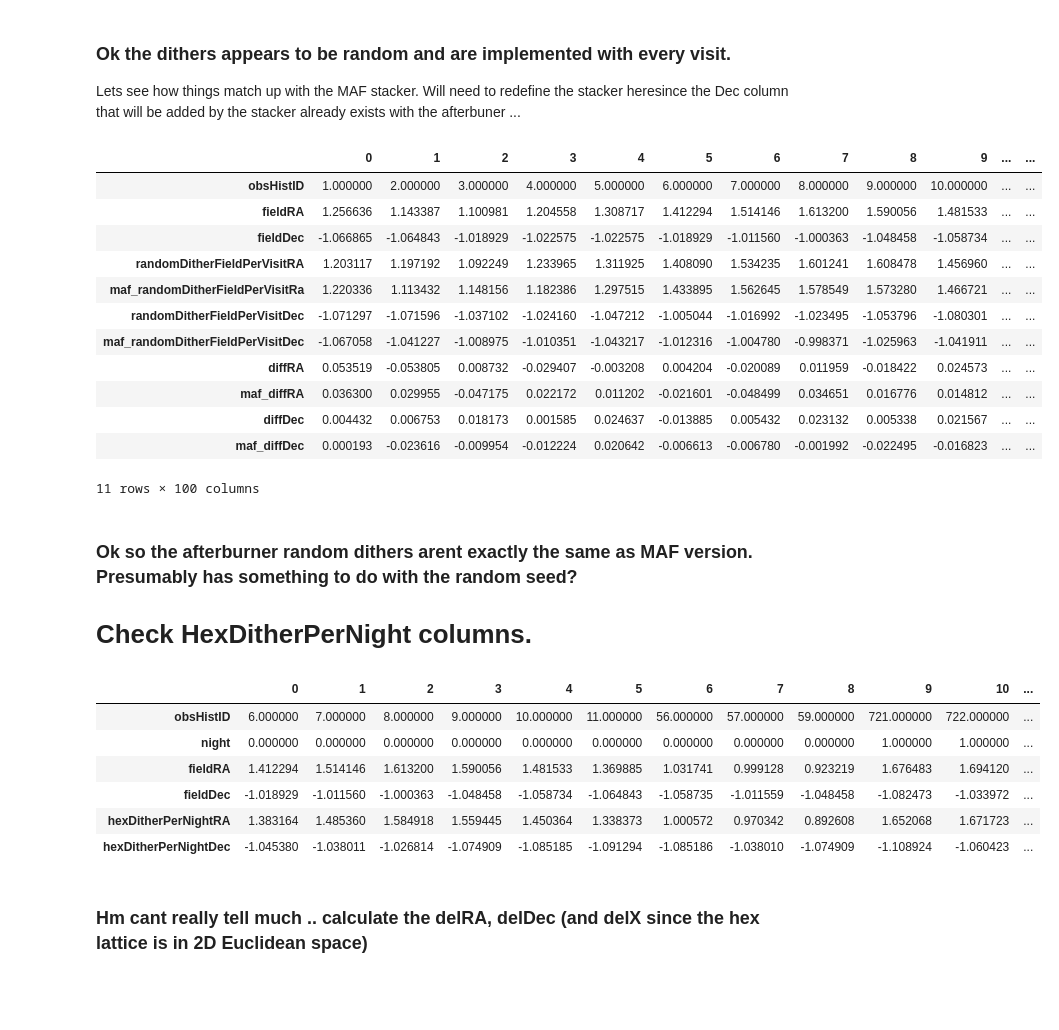
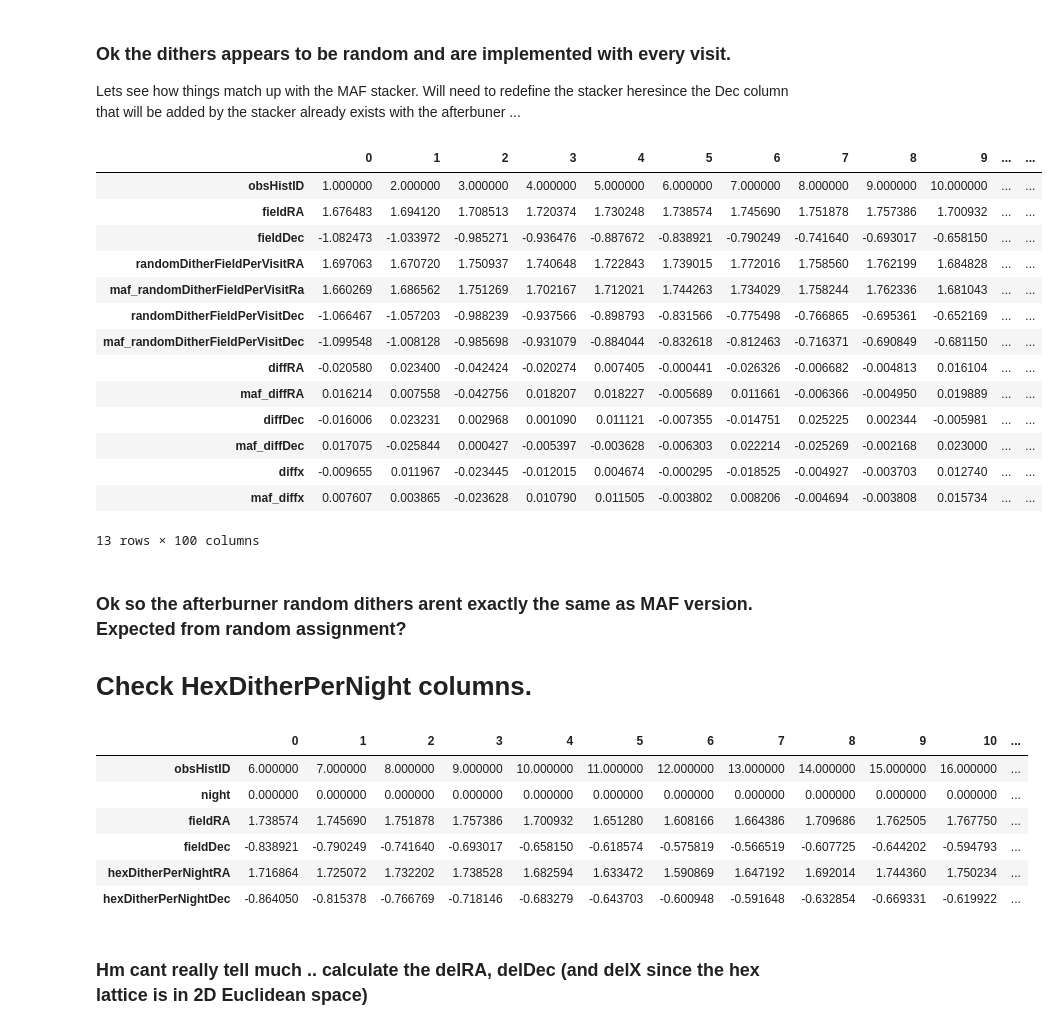
Before and after one commit to humnaawan/MAF-Related-Notebooks, a Jupyter notebook: Afterburner Extension -- Check Sqlite Database.ipynb, the cells around one changed output. Cells and saved outputs as stored; diff of their text form; code cells hidden in the pictures; blank space fills up the shorter version.

Commit message:
Updated the notebook to run with lucy_1000_sqlite.db, output from the debugged code. Added random seed and dithX for randomFieldPerVisit.

```diff
--- a/Afterburner Extension -- Check Sqlite Database.ipynb
+++ b/Afterburner Extension -- Check Sqlite Database.ipynb
@@ -10,7 +10,7 @@ Read in the data from Lynne that ran the afterburner on an OpSim output (not min
 import lsst.sims.maf.db as db
 import lsst.sims.maf.utils as mafUtils
 
-dbfile = '/Volumes/Transcend/astro_lsst_01_1000_sqlite.db'
+dbfile = '/Volumes/Transcend/lucy_1000_sqlite.db'
 opsdb = db.OpsimDatabase(dbfile)
 propIds, propTags = opsdb.fetchPropInfo()
 wfdWhere = mafUtils.createSQLWhere('WFD', propTags)
@@ -42,10 +51,15 @@ for colType in checkList:
     simList.append(simdata[colType][indMin:indMax])
 diffRA= simdata['fieldRA']-simdata['randomDitherFieldPerVisitRA']
 diffDec= simdata['fieldDec']-simdata['randomDitherFieldPerVisitDec']
+
+diffx= diffRA*np.cos(simdata['fieldDec'])
+
 simList.append(diffRA[indMin:indMax])
 simList.append(diffDec[indMin:indMax])
+simList.append(diffx[indMin:indMax])
 checkList.append('diffRA')
 checkList.append('diffDec')
+checkList.append('diffx')
 
 pd.DataFrame(simList, checkList)
 # %% [output]
@@ -64,7 +79,7 @@ pd.DataFrame(simList, checkList)
 Check another chunk of the data:
 # %%
 checkList= ['obsHistID', 'fieldRA', 'fieldDec', 'randomDitherFieldPerVisitRA', 'randomDitherFieldPerVisitDec']
-indMin, indMax= 5670,5690
+indMin, indMax= 170,190
 
 simList= []
 for colType in checkList:
@@ -72,8 +87,10 @@ for colType in checkList:
 
 simList.append(diffRA[indMin:indMax])
 simList.append(diffDec[indMin:indMax])
+simList.append(diffx[indMin:indMax])
 checkList.append('diffRA')
 checkList.append('diffDec')
+checkList.append('diffx')
 
 pd.DataFrame(simList, checkList)
 # %% [output]
@@ -177,49 +195,60 @@ class randomFPVStacker(BaseStacker):
             wrapRADec(simData['maf_randomDitherFieldPerVisitRa'], simData['maf_randomDitherFieldPerVisitDec'])
         return simData
 # %%
-s= randomFPVStacker()
+s= randomFPVStacker(randomSeed=42)
 simdata = s.run(simdata)
 # %%
 checkList= ['obsHistID', 'fieldRA', 'fieldDec', 'randomDitherFieldPerVisitRA',  'maf_randomDitherFieldPerVisitRa',
             'randomDitherFieldPerVisitDec', 'maf_randomDitherFieldPerVisitDec']
 
 indMin, indMax= 0,100
 simList= []
 for colType in checkList:
     simList.append(simdata[colType][indMin:indMax])
 
 maf_diffRA= simdata['fieldRA']-simdata['maf_randomDitherFieldPerVisitRa']
 maf_diffDec= simdata['fieldDec']-simdata['maf_randomDitherFieldPerVisitDec']
+
+
+maf_diffx= maf_diffRA*np.cos(simdata['fieldDec'])
 
 simList.append(diffRA[indMin:indMax])
 checkList.append('diffRA')
 
 simList.append(maf_diffRA[indMin:indMax])
 checkList.append('maf_diffRA')
 
 simList.append(diffDec[indMin:indMax])
 checkList.append('diffDec')
 
 simList.append(maf_diffDec[indMin:indMax])
 checkList.append('maf_diffDec')
 
+simList.append(diffx[indMin:indMax])
+checkList.append('diffx')
+
+simList.append(maf_diffx[indMin:indMax])
+checkList.append('maf_diffx')
+
 pd.DataFrame(simList, checkList)
 # %% [output]
 |  | 0 | 1 | 2 | 3 | 4 | 5 | 6 | 7 | 8 | 9 | ... | ... |
 | obsHistID | 1.000000 | 2.000000 | 3.000000 | 4.000000 | 5.000000 | 6.000000 | 7.000000 | 8.000000 | 9.000000 | 10.000000 | ... | ... |
-| fieldRA | 1.256636 | 1.143387 | 1.100981 | 1.204558 | 1.308717 | 1.412294 | 1.514146 | 1.613200 | 1.590056 | 1.481533 | ... | ... |
-| fieldDec | -1.066865 | -1.064843 | -1.018929 | -1.022575 | -1.022575 | -1.018929 | -1.011560 | -1.000363 | -1.048458 | -1.058734 | ... | ... |
-| randomDitherFieldPerVisitRA | 1.203117 | 1.197192 | 1.092249 | 1.233965 | 1.311925 | 1.408090 | 1.534235 | 1.601241 | 1.608478 | 1.456960 | ... | ... |
-| maf_randomDitherFieldPerVisitRa | 1.220336 | 1.113432 | 1.148156 | 1.182386 | 1.297515 | 1.433895 | 1.562645 | 1.578549 | 1.573280 | 1.466721 | ... | ... |
-| randomDitherFieldPerVisitDec | -1.071297 | -1.071596 | -1.037102 | -1.024160 | -1.047212 | -1.005044 | -1.016992 | -1.023495 | -1.053796 | -1.080301 | ... | ... |
-| maf_randomDitherFieldPerVisitDec | -1.067058 | -1.041227 | -1.008975 | -1.010351 | -1.043217 | -1.012316 | -1.004780 | -0.998371 | -1.025963 | -1.041911 | ... | ... |
-| diffRA | 0.053519 | -0.053805 | 0.008732 | -0.029407 | -0.003208 | 0.004204 | -0.020089 | 0.011959 | -0.018422 | 0.024573 | ... | ... |
-| maf_diffRA | 0.036300 | 0.029955 | -0.047175 | 0.022172 | 0.011202 | -0.021601 | -0.048499 | 0.034651 | 0.016776 | 0.014812 | ... | ... |
-| diffDec | 0.004432 | 0.006753 | 0.018173 | 0.001585 | 0.024637 | -0.013885 | 0.005432 | 0.023132 | 0.005338 | 0.021567 | ... | ... |
-| maf_diffDec | 0.000193 | -0.023616 | -0.009954 | -0.012224 | 0.020642 | -0.006613 | -0.006780 | -0.001992 | -0.022495 | -0.016823 | ... | ... |
+| fieldRA | 1.676483 | 1.694120 | 1.708513 | 1.720374 | 1.730248 | 1.738574 | 1.745690 | 1.751878 | 1.757386 | 1.700932 | ... | ... |
+| fieldDec | -1.082473 | -1.033972 | -0.985271 | -0.936476 | -0.887672 | -0.838921 | -0.790249 | -0.741640 | -0.693017 | -0.658150 | ... | ... |
+| randomDitherFieldPerVisitRA | 1.697063 | 1.670720 | 1.750937 | 1.740648 | 1.722843 | 1.739015 | 1.772016 | 1.758560 | 1.762199 | 1.684828 | ... | ... |
+| maf_randomDitherFieldPerVisitRa | 1.660269 | 1.686562 | 1.751269 | 1.702167 | 1.712021 | 1.744263 | 1.734029 | 1.758244 | 1.762336 | 1.681043 | ... | ... |
+| randomDitherFieldPerVisitDec | -1.066467 | -1.057203 | -0.988239 | -0.937566 | -0.898793 | -0.831566 | -0.775498 | -0.766865 | -0.695361 | -0.652169 | ... | ... |
+| maf_randomDitherFieldPerVisitDec | -1.099548 | -1.008128 | -0.985698 | -0.931079 | -0.884044 | -0.832618 | -0.812463 | -0.716371 | -0.690849 | -0.681150 | ... | ... |
+| diffRA | -0.020580 | 0.023400 | -0.042424 | -0.020274 | 0.007405 | -0.000441 | -0.026326 | -0.006682 | -0.004813 | 0.016104 | ... | ... |
+| maf_diffRA | 0.016214 | 0.007558 | -0.042756 | 0.018207 | 0.018227 | -0.005689 | 0.011661 | -0.006366 | -0.004950 | 0.019889 | ... | ... |
+| diffDec | -0.016006 | 0.023231 | 0.002968 | 0.001090 | 0.011121 | -0.007355 | -0.014751 | 0.025225 | 0.002344 | -0.005981 | ... | ... |
+| maf_diffDec | 0.017075 | -0.025844 | 0.000427 | -0.005397 | -0.003628 | -0.006303 | 0.022214 | -0.025269 | -0.002168 | 0.023000 | ... | ... |
+| diffx | -0.009655 | 0.011967 | -0.023445 | -0.012015 | 0.004674 | -0.000295 | -0.018525 | -0.004927 | -0.003703 | 0.012740 | ... | ... |
+| maf_diffx | 0.007607 | 0.003865 | -0.023628 | 0.010790 | 0.011505 | -0.003802 | 0.008206 | -0.004694 | -0.003808 | 0.015734 | ... | ... |
-11 rows × 100 columns
+13 rows × 100 columns
 # %% [markdown]
-###  Ok so the afterburner random dithers arent exactly the same as MAF version. Presumably has something to do with the random seed?
+###  Ok so the afterburner random dithers arent exactly the same as MAF version. Expected from random assignment?
 
 
 # Check HexDitherPerNight columns.
@@ -233,12 +262,12 @@ for colType in checkList:
 pd.DataFrame(simList, checkList)
 # %% [output]
 |  | 0 | 1 | 2 | 3 | 4 | 5 | 6 | 7 | 8 | 9 | 10 | ... |
-| obsHistID | 6.000000 | 7.000000 | 8.000000 | 9.000000 | 10.000000 | 11.000000 | 56.000000 | 57.000000 | 59.000000 | 721.000000 | 722.000000 | ... |
-| night | 0.000000 | 0.000000 | 0.000000 | 0.000000 | 0.000000 | 0.000000 | 0.000000 | 0.000000 | 0.000000 | 1.000000 | 1.000000 | ... |
-| fieldRA | 1.412294 | 1.514146 | 1.613200 | 1.590056 | 1.481533 | 1.369885 | 1.031741 | 0.999128 | 0.923219 | 1.676483 | 1.694120 | ... |
-| fieldDec | -1.018929 | -1.011560 | -1.000363 | -1.048458 | -1.058734 | -1.064843 | -1.058735 | -1.011559 | -1.048458 | -1.082473 | -1.033972 | ... |
-| hexDitherPerNightRA | 1.383164 | 1.485360 | 1.584918 | 1.559445 | 1.450364 | 1.338373 | 1.000572 | 0.970342 | 0.892608 | 1.652068 | 1.671723 | ... |
-| hexDitherPerNightDec | -1.045380 | -1.038011 | -1.026814 | -1.074909 | -1.085185 | -1.091294 | -1.085186 | -1.038010 | -1.074909 | -1.108924 | -1.060423 | ... |
+| obsHistID | 6.000000 | 7.000000 | 8.000000 | 9.000000 | 10.000000 | 11.000000 | 12.000000 | 13.000000 | 14.000000 | 15.000000 | 16.000000 | ... |
+| night | 0.000000 | 0.000000 | 0.000000 | 0.000000 | 0.000000 | 0.000000 | 0.000000 | 0.000000 | 0.000000 | 0.000000 | 0.000000 | ... |
+| fieldRA | 1.738574 | 1.745690 | 1.751878 | 1.757386 | 1.700932 | 1.651280 | 1.608166 | 1.664386 | 1.709686 | 1.762505 | 1.767750 | ... |
+| fieldDec | -0.838921 | -0.790249 | -0.741640 | -0.693017 | -0.658150 | -0.618574 | -0.575819 | -0.566519 | -0.607725 | -0.644202 | -0.594793 | ... |
+| hexDitherPerNightRA | 1.716864 | 1.725072 | 1.732202 | 1.738528 | 1.682594 | 1.633472 | 1.590869 | 1.647192 | 1.692014 | 1.744360 | 1.750234 | ... |
+| hexDitherPerNightDec | -0.864050 | -0.815378 | -0.766769 | -0.718146 | -0.683279 | -0.643703 | -0.600948 | -0.591648 | -0.632854 | -0.669331 | -0.619922 | ... |
 # %% [markdown]
 ### Hm cant really tell much .. calculate the delRA, delDec (and delX since the hex lattice is in 2D Euclidean space)
 # %%
```
Also changed, not shown: parts of 12 cells of this notebook.
